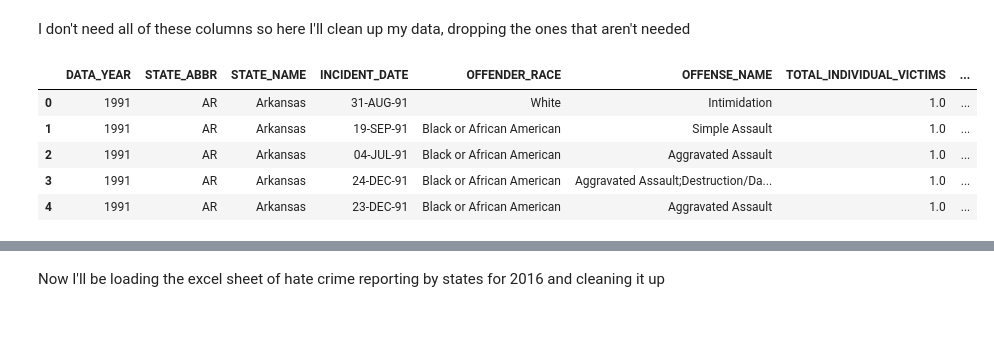
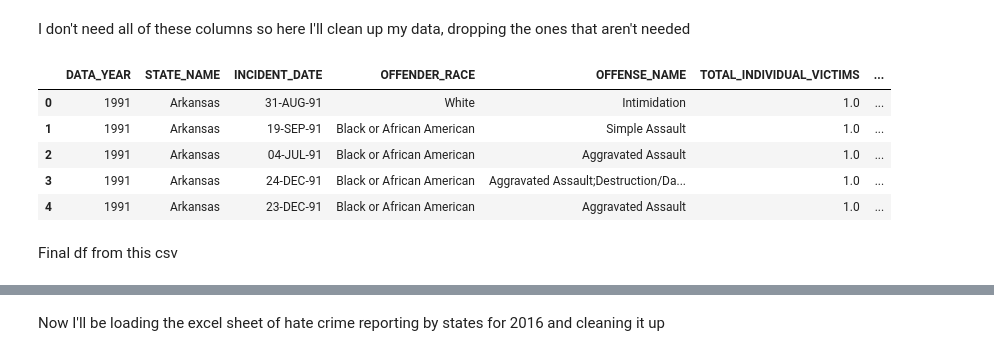
Before and after one commit to jaiduncan/HateCrimeStatistics2020, a Jupyter notebook: HateCrimes.ipynb, the cells around one changed output, grey strips where cells are left out. Saved outputs shown, nothing was run; the diff lists cells and outputs as text; code cells hidden in the pictures; blank space fills up the shorter version.

```diff
--- a/HateCrimes.ipynb
+++ b/HateCrimes.ipynb
@@ -40,15 +41,17 @@ Index(['INCIDENT_ID', 'DATA_YEAR', 'ORI', 'PUB_AGENCY_NAME', 'PUB_AGENCY_UNIT',
 # %% [markdown]
 I don't need all of these columns so here I'll clean up my data, dropping the ones that aren't needed
 # %%
-df.drop(columns=['INCIDENT_ID', 'ORI', 'PUB_AGENCY_NAME', 'PUB_AGENCY_UNIT', 'AGENCY_TYPE_NAME', 'DIVISION_NAME', 'REGION_NAME', 'POPULATION_GROUP_CODE', 'POPULATION_GROUP_DESC', 'ADULT_VICTIM_COUNT', 'JUVENILE_VICTIM_COUNT', 'TOTAL_OFFENDER_COUNT', 'ADULT_OFFENDER_COUNT', 'JUVENILE_OFFENDER_COUNT', 'OFFENDER_ETHNICITY', 'VICTIM_COUNT', 'MULTIPLE_OFFENSE', 'MULTIPLE_BIAS'], inplace=True)
+df.drop(columns=['INCIDENT_ID', 'ORI', 'PUB_AGENCY_NAME', 'PUB_AGENCY_UNIT', 'AGENCY_TYPE_NAME', 'STATE_ABBR', 'DIVISION_NAME', 'REGION_NAME', 'POPULATION_GROUP_CODE', 'POPULATION_GROUP_DESC', 'ADULT_VICTIM_COUNT', 'JUVENILE_VICTIM_COUNT', 'TOTAL_OFFENDER_COUNT', 'ADULT_OFFENDER_COUNT', 'JUVENILE_OFFENDER_COUNT', 'OFFENDER_ETHNICITY', 'VICTIM_COUNT', 'MULTIPLE_OFFENSE', 'MULTIPLE_BIAS'], inplace=True)
 df.head()
 # %% [output]
-|  | DATA_YEAR | STATE_ABBR | STATE_NAME | INCIDENT_DATE | OFFENDER_RACE | OFFENSE_NAME | TOTAL_INDIVIDUAL_VICTIMS | ... |
-| 0 | 1991 | AR | Arkansas | 31-AUG-91 | White | Intimidation | 1.0 | ... |
-| 1 | 1991 | AR | Arkansas | 19-SEP-91 | Black or African American | Simple Assault | 1.0 | ... |
-| 2 | 1991 | AR | Arkansas | 04-JUL-91 | Black or African American | Aggravated Assault | 1.0 | ... |
-| 3 | 1991 | AR | Arkansas | 24-DEC-91 | Black or African American | Aggravated Assault;Destruction/Da... | 1.0 | ... |
-| 4 | 1991 | AR | Arkansas | 23-DEC-91 | Black or African American | Aggravated Assault | 1.0 | ... |
+|  | DATA_YEAR | STATE_NAME | INCIDENT_DATE | OFFENDER_RACE | OFFENSE_NAME | TOTAL_INDIVIDUAL_VICTIMS | ... |
+| 0 | 1991 | Arkansas | 31-AUG-91 | White | Intimidation | 1.0 | ... |
+| 1 | 1991 | Arkansas | 19-SEP-91 | Black or African American | Simple Assault | 1.0 | ... |
+| 2 | 1991 | Arkansas | 04-JUL-91 | Black or African American | Aggravated Assault | 1.0 | ... |
+| 3 | 1991 | Arkansas | 24-DEC-91 | Black or African American | Aggravated Assault;Destruction/Da... | 1.0 | ... |
+| 4 | 1991 | Arkansas | 23-DEC-91 | Black or African American | Aggravated Assault | 1.0 | ... |
+# %% [markdown]
+Final df from this csv
 # %%
 df.loc[df['DATA_YEAR'].isin([2016, 2020])]
 # %% [output]
```
Also changed, not shown: parts of 14 cells of this notebook.
